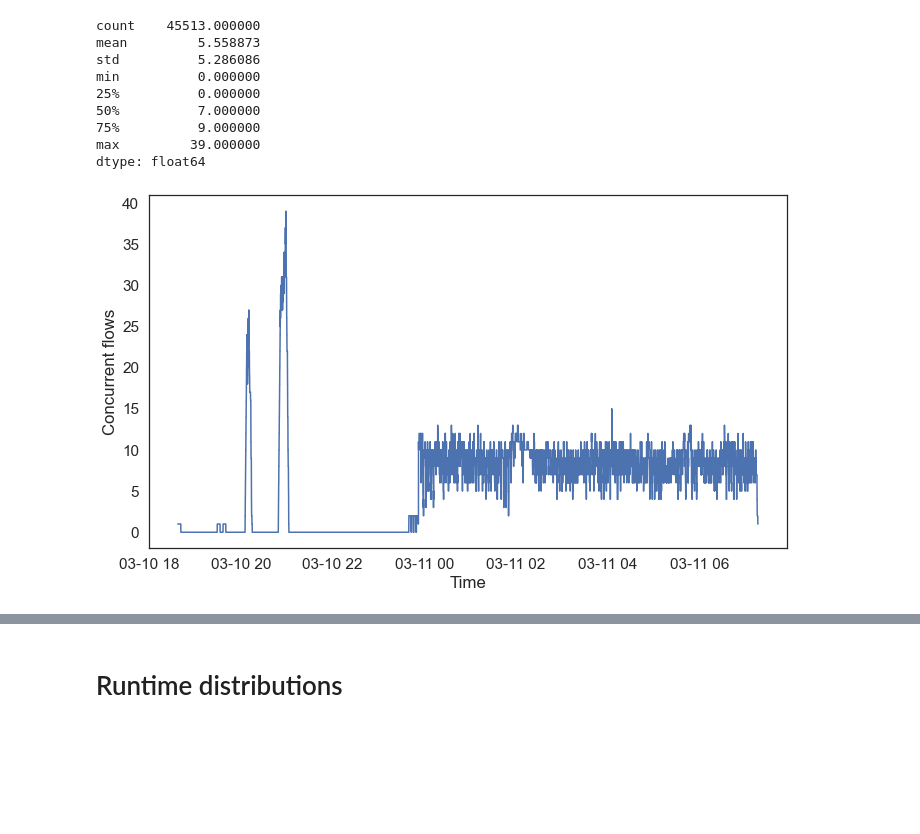
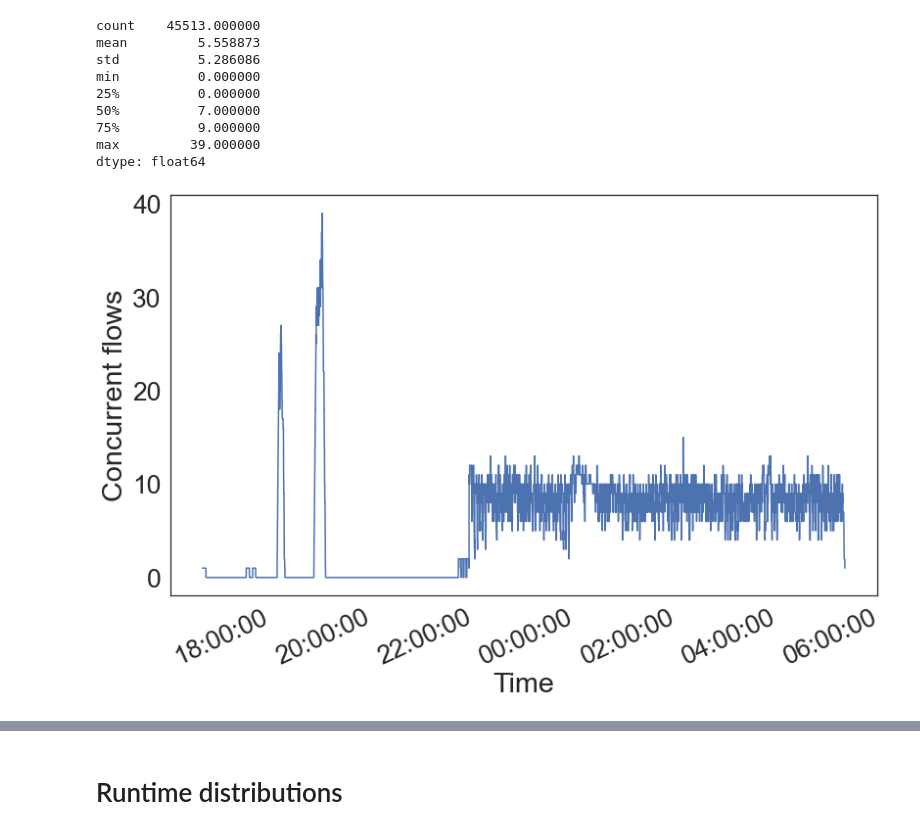
Before and after one commit to globus-labs/gladier-plots, a Jupyter notebook: gladier-figures.ipynb, the cells around one changed output, grey strips where cells are left out. Cells and saved outputs as stored; diff of their text form; code cells hidden in the pictures; blank space fills up the shorter version.

```diff
--- a/gladier-figures.ipynb
+++ b/gladier-figures.ipynb
@@ -307,0 +183,3 @@ plot_overhead([plot_exp, plot_exp])
+# %%
+with open('overhead_bars.json', 'r') as fp:
+    overhead_dict = json.load(fp)
@@ -489,18 +340,0 @@ XpcsBoostCorr_overhead
-# %%
-filter_col = [col for col in df if col.endswith('_overhead')]
-
-sns.set(font_scale=1.4, style='white')
-fig, axs = plt.subplots(ncols=11, sharey=True, sharex=False, figsize=(35,5), )
-i = 0
-for coln in filter_col:
-    df2 = df[coln]
-    print(coln)
-    ax = sns.histplot(data=df2, ax=axs[i])
-    ax.set_title(hist_labels[coln.replace("_overhead", "")])
-    ax.set_xlabel(None)
-    i+=1
-    ax.set_yscale("log")
-    plt.tight_layout()
-plt.savefig(f'xpcs_overhead_hists.png')
-
-plt.show()
@@ -519,0 +341,18 @@ PublishIngest_overhead
+# %%
+filter_col = [col for col in df if col.endswith('_overhead')]
+
+sns.set(font_scale=2.4, style='white')
+fig, axs = plt.subplots(ncols=11, sharey=True, sharex=False, figsize=(35,5), )
+i = 0
+for coln in filter_col:
+    df2 = df[coln]
+    print(coln)
+    ax = sns.histplot(data=df2, ax=axs[i])
+    ax.set_title(hist_labels[coln.replace("_overhead", "")])
+    ax.set_xlabel(None)
+    i+=1
+    ax.set_yscale("log")
+    plt.tight_layout()
+plt.savefig(f'xpcs_overhead_hists.png')
+
+plt.show()
@@ -588,17 +440,19 @@ min          0.000000
 max         39.000000
 dtype: float64
 # %%
-sns.set(font_scale=1.4, style='white')
-plt.figure(figsize=(10,6))
+sns.set(font_scale=2.4, style='white')
+plt.figure(figsize=(12,8))
 p = sns.lineplot(data=concurrency)
 
 p.set_ylabel("Concurrent flows")
 p.set_xlabel("Time")
 
+# p.set_xticklabels([1,2,3,4,5,6,7,8,9])
+p.set_xticklabels(['18:00:00','20:00:00','22:00:00','00:00:00','02:00:00','04:00:00','06:00:00'], rotation=25, ha="left")
 plt.tight_layout()
 plt.savefig('concurrent_flows.png')
 # %% [output]
-[figure, old version]
+[figure, new version]
 # %%
 # Can resample to whatever binning period
 concurrency2 = concurrency.resample('1H').max()
```
Also changed, not shown: parts of 44 cells of this notebook, 8 other files.
